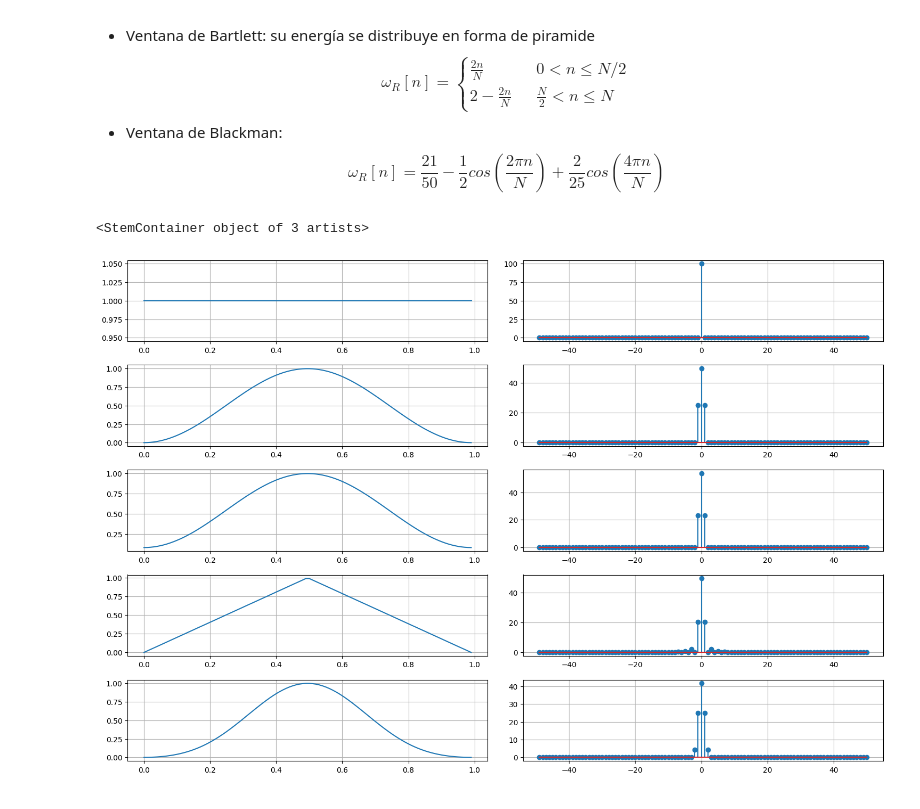
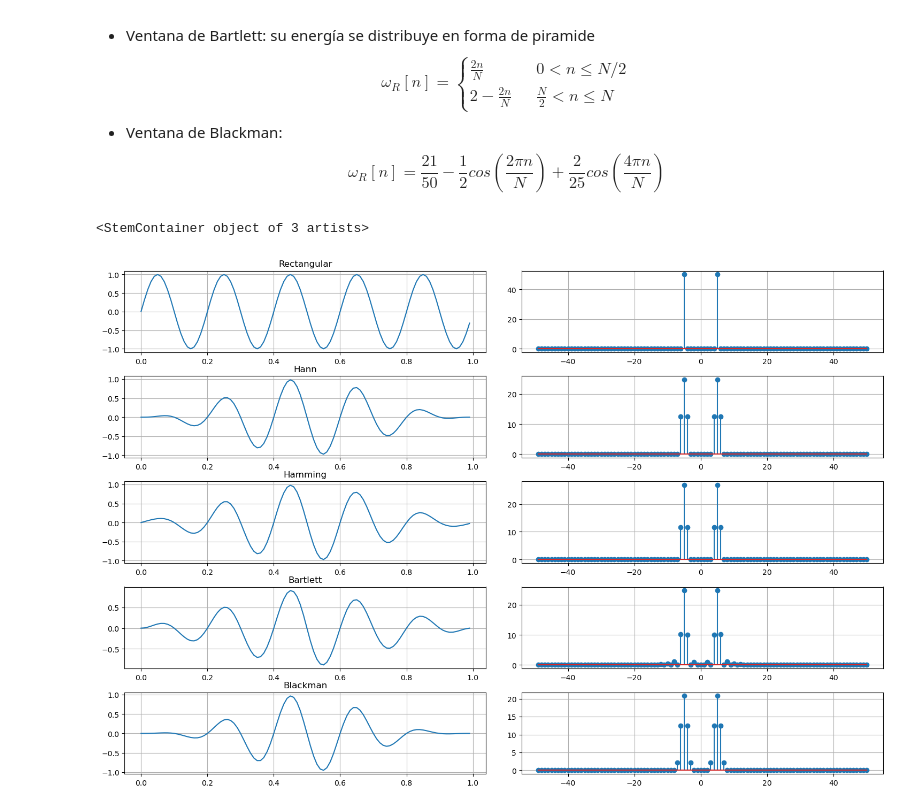
Before and after one commit to francoherg/PDS-2025, a Jupyter notebook: Practica/Guia4/4-4.ipynb, the cells around one changed output. Drawn from its saved outputs; the diff is of its cells as text; code cells hidden in the pictures.

```diff
--- a/Practica/Guia4/4-4.ipynb
+++ b/Practica/Guia4/4-4.ipynb
@@ -68,45 +68,53 @@ Tini = 0
 Tfin = 1
 fm = 100
 
+# Generar senial
+N = int(fm*(Tfin-Tini))
+t = np.linspace(Tini,Tfin,N,endpoint=False)
+s = np.sin(2*np.pi*t*5)
+
 # Generar ventanas
-N = int(fm*(Tfin-Tini))
-ventRec = rectangular(N)
-ventHann = hann(N)
-ventHamming = hamming(N)
-ventBartlett = bartlett(N)
-ventBlackman = blackman(N)
-t = np.linspace(Tini,Tfin,N,endpoint=False)
+ventRec = np.multiply(s,rectangular(N))
+ventHann = np.multiply(s,hann(N))
+ventHamming = np.multiply(s,hamming(N))
+ventBartlett = np.multiply(s,bartlett(N))
+ventBlackman = np.multiply(s,blackman(N))
 
 # Calcular DFT
 f = np.linspace(0,fm,N, endpoint=False)     # dominio de frecuencias
 for k in range(int(N/2)+1,N):
     f[k] = f[k]-fm
 ventRecF = fourier(ventRec)
 ventHannF = fourier(ventHann)
 ventHammingF = fourier(ventHamming)
 ventBartlettF = fourier(ventBartlett)
 ventBlackmanF = fourier(ventBlackman)
 
 # Graficas
 fig, ax = plt.subplots(5,2)
 fig.set_figheight(10)
 fig.set_figwidth(15)
 fig.tight_layout()
 for x in ax:
     for y in x:
         y.grid()
+ax[0][0].set_title('Rectangular')
+ax[1][0].set_title('Hann')
+ax[2][0].set_title('Hamming')
+ax[3][0].set_title('Bartlett')
+ax[4][0].set_title('Blackman')
 
 ax[0][0].plot(t,ventRec)
 ax[1][0].plot(t,ventHann)
 ax[2][0].plot(t,ventHamming)
 ax[3][0].plot(t,ventBartlett)
 ax[4][0].plot(t,ventBlackman)
 
 ax[0][1].stem(f,np.abs(ventRecF))
 ax[1][1].stem(f,np.abs(ventHannF))
 ax[2][1].stem(f,np.abs(ventHammingF))
 ax[3][1].stem(f,np.abs(ventBartlettF))
 ax[4][1].stem(f,np.abs(ventBlackmanF))
 # %% [output]
 <StemContainer object of 3 artists>
-[figure, old version]
+[figure, new version]
```
Also changed, not shown: 1 other file.
